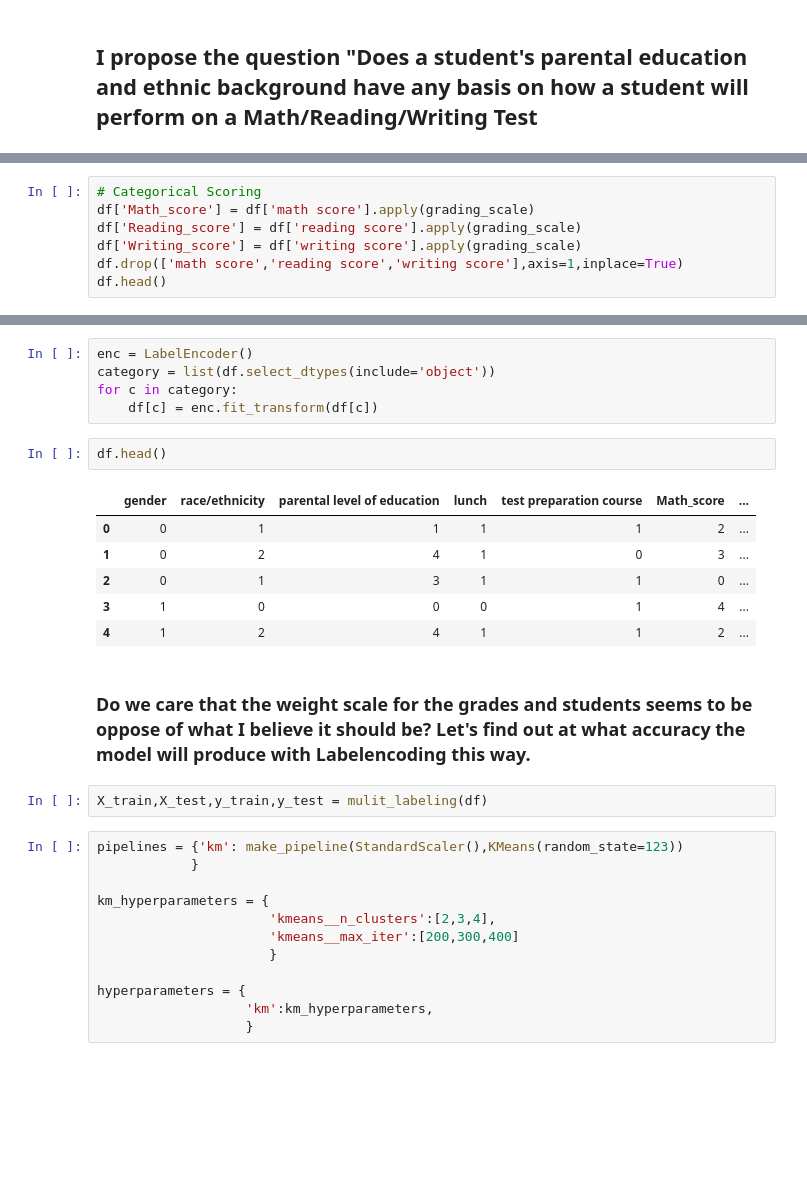
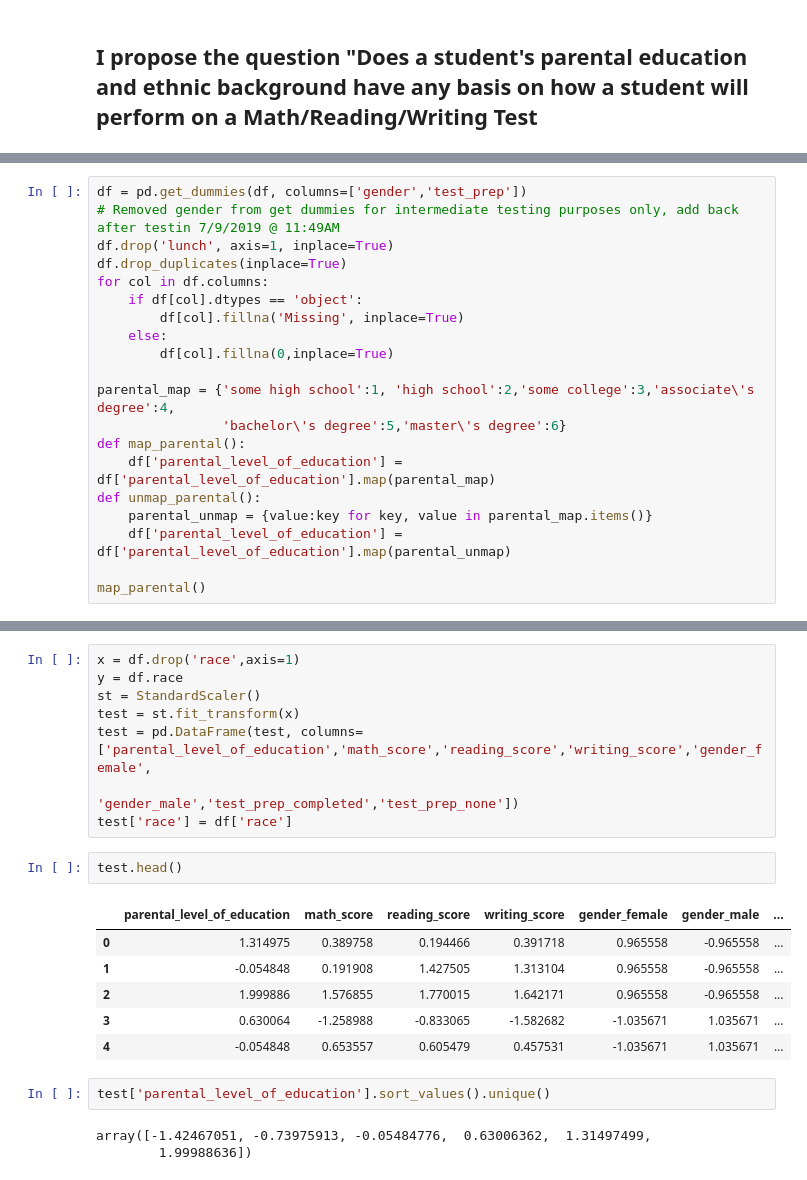
Before and after one commit to Chad-Current/my_portfolio, a Jupyter notebook: Capstone Project/Student Performance.ipynb, the cells around one changed output, grey strips where cells are left out. Saved outputs shown, nothing was run; the diff lists cells and outputs as text; blank space fills up the shorter version.

```diff
--- a/Capstone Project/Student Performance.ipynb
+++ b/Capstone Project/Student Performance.ipynb
@@ -69,7 +35,0 @@ def grading_scale(x):
-# %%
-# Categorical Scoring
-df['Math_score'] = df['math score'].apply(grading_scale)
-df['Reading_score'] = df['reading score'].apply(grading_scale)
-df['Writing_score'] = df['writing score'].apply(grading_scale)
-df.drop(['math score','reading score','writing score'],axis=1,inplace=True)
-df.head()
@@ -122,3 +130,23 @@ def mulit_labeling(df):
+# %%
+df = pd.get_dummies(df, columns=['gender','test_prep'])
+# Removed gender from get dummies for intermediate testing purposes only, add back after testin 7/9/2019 @ 11:49AM
+df.drop('lunch', axis=1, inplace=True)
+df.drop_duplicates(inplace=True)
+for col in df.columns:
+    if df[col].dtypes == 'object':
+        df[col].fillna('Missing', inplace=True)
+    else:
+        df[col].fillna(0,inplace=True)
+
+parental_map = {'some high school':1, 'high school':2,'some college':3,'associate\'s degree':4,
+                'bachelor\'s degree':5,'master\'s degree':6}
+def map_parental():
+    df['parental_level_of_education'] = df['parental_level_of_education'].map(parental_map)
+def unmap_parental():
+    parental_unmap = {value:key for key, value in parental_map.items()}
+    df['parental_level_of_education'] = df['parental_level_of_education'].map(parental_unmap)
+
+map_parental()
 # %%
 df.head()
 # %% [output]
@@ -131,30 +159,22 @@ df.head()
-# %%
-enc = LabelEncoder()
-category = list(df.select_dtypes(include='object'))
-for c in category:
-    df[c] = enc.fit_transform(df[c])
+# %%
+x = df.drop('race',axis=1)
+y = df.race
+st = StandardScaler()
+test = st.fit_transform(x)
+test = pd.DataFrame(test, columns=['parental_level_of_education','math_score','reading_score','writing_score','gender_female',
+                                  'gender_male','test_prep_completed','test_prep_none'])
+test['race'] = df['race']
 # %%
-df.head()
+test.head()
 # %% [output]
-|  | gender | race/ethnicity | parental level of education | lunch | test preparation course | Math_score | ... |
-| 0 | 0 | 1 | 1 | 1 | 1 | 2 | ... |
-| 1 | 0 | 2 | 4 | 1 | 0 | 3 | ... |
-| 2 | 0 | 1 | 3 | 1 | 1 | 0 | ... |
-| 3 | 1 | 0 | 0 | 0 | 1 | 4 | ... |
-| 4 | 1 | 2 | 4 | 1 | 1 | 2 | ... |
+|  | parental_level_of_education | math_score | reading_score | writing_score | gender_female | gender_male | ... |
+| 0 | 1.314975 | 0.389758 | 0.194466 | 0.391718 | 0.965558 | -0.965558 | ... |
+| 1 | -0.054848 | 0.191908 | 1.427505 | 1.313104 | 0.965558 | -0.965558 | ... |
+| 2 | 1.999886 | 1.576855 | 1.770015 | 1.642171 | 0.965558 | -0.965558 | ... |
+| 3 | 0.630064 | -1.258988 | -0.833065 | -1.582682 | -1.035671 | 1.035671 | ... |
+| 4 | -0.054848 | 0.653557 | 0.605479 | 0.457531 | -1.035671 | 1.035671 | ... |
-# %% [markdown]
-### Do we care that the weight scale for the grades and students seems to be oppose of what I believe it should be? Let's find out at what accuracy the model will produce with Labelencoding this way.
-# %%
-X_train,X_test,y_train,y_test = mulit_labeling(df)
-# %%
-pipelines = {'km': make_pipeline(StandardScaler(),KMeans(random_state=123))
-            }
-
-km_hyperparameters = {
-                      'kmeans__n_clusters':[2,3,4],
-                      'kmeans__max_iter':[200,300,400]
-                      }
-
-hyperparameters = {
-                   'km':km_hyperparameters,
-                   }
+# %%
+test['parental_level_of_education'].sort_values().unique()
+# %% [output]
+array([-1.42467051, -0.73975913, -0.05484776,  0.63006362,  1.31497499,
+        1.99988636])
```
Also changed, not shown: parts of 56 cells of this notebook.
